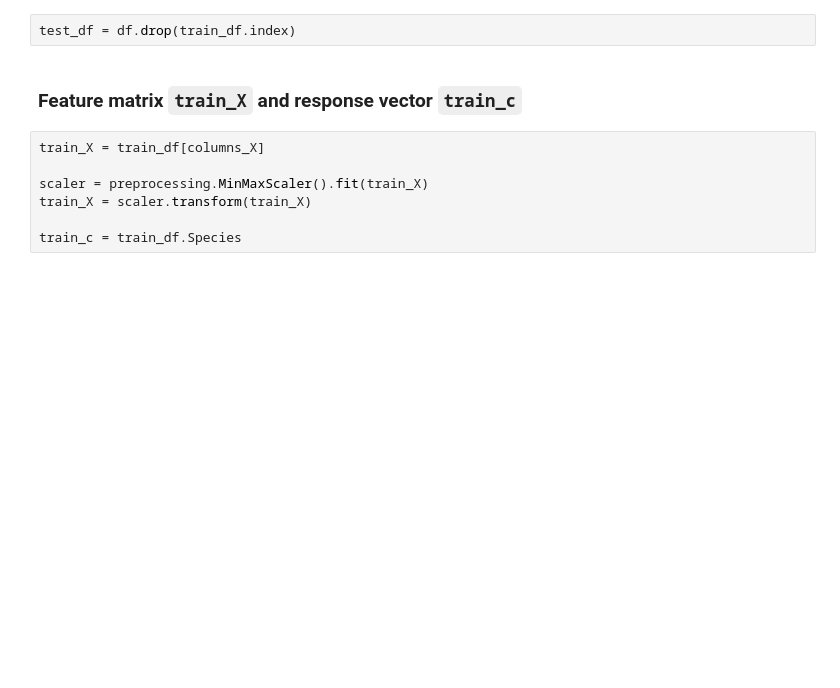
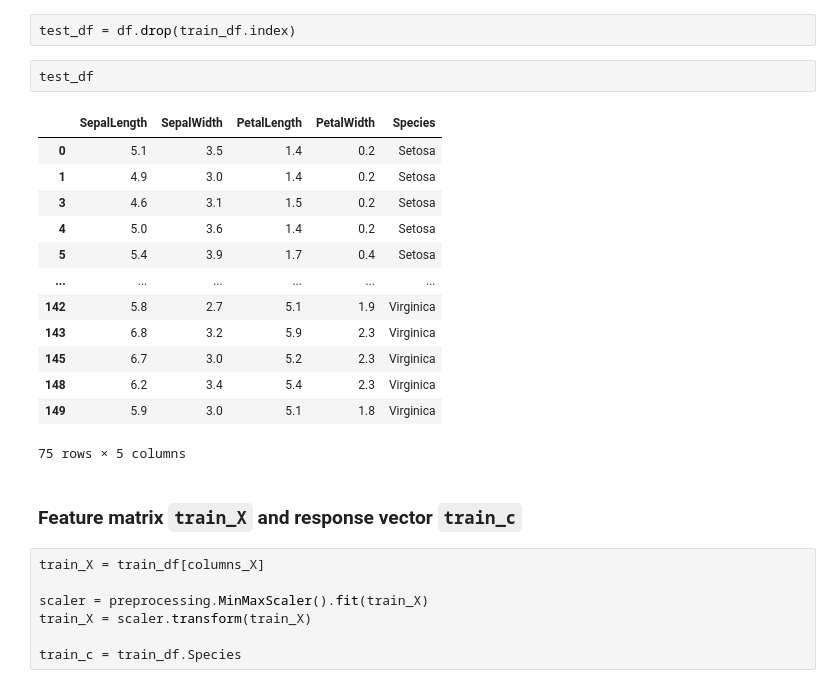
Before and after one commit to msrgnt/DS-SF-36, a Jupyter notebook: classes/06/notebooks/codealong-06-k-nearest-neighbors-starter-code-msrgnt.ipynb, the cells around one changed output. Cells and saved outputs as stored; diff of their text form; blank space fills up the shorter version.

```diff
--- a/classes/06/notebooks/codealong-06-k-nearest-neighbors-starter-code-msrgnt.ipynb
+++ b/classes/06/notebooks/codealong-06-k-nearest-neighbors-starter-code-msrgnt.ipynb
@@ -212,5 +252,21 @@ train_df
 # %%
 test_df = df.drop(train_df.index)
+# %%
+test_df
+# %% [output]
+|  | SepalLength | SepalWidth | PetalLength | PetalWidth | Species |
+| 0 | 5.1 | 3.5 | 1.4 | 0.2 | Setosa |
+| 1 | 4.9 | 3.0 | 1.4 | 0.2 | Setosa |
+| 3 | 4.6 | 3.1 | 1.5 | 0.2 | Setosa |
+| 4 | 5.0 | 3.6 | 1.4 | 0.2 | Setosa |
+| 5 | 5.4 | 3.9 | 1.7 | 0.4 | Setosa |
+| ... | ... | ... | ... | ... | ... |
+| 142 | 5.8 | 2.7 | 5.1 | 1.9 | Virginica |
+| 143 | 6.8 | 3.2 | 5.9 | 2.3 | Virginica |
+| 145 | 6.7 | 3.0 | 5.2 | 2.3 | Virginica |
+| 148 | 6.2 | 3.4 | 5.4 | 2.3 | Virginica |
+| 149 | 5.9 | 3.0 | 5.1 | 1.8 | Virginica |
+75 rows × 5 columns
 # %% [markdown]
 ### Feature matrix `train_X` and response vector `train_c`
 # %%
```
Also changed, not shown: parts of 17 cells of this notebook.
